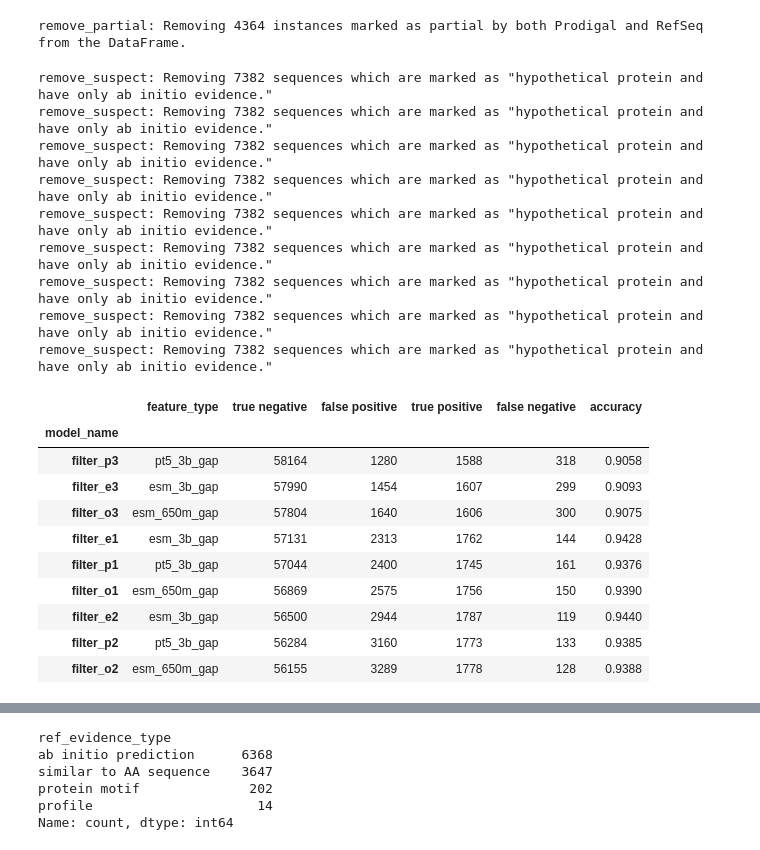
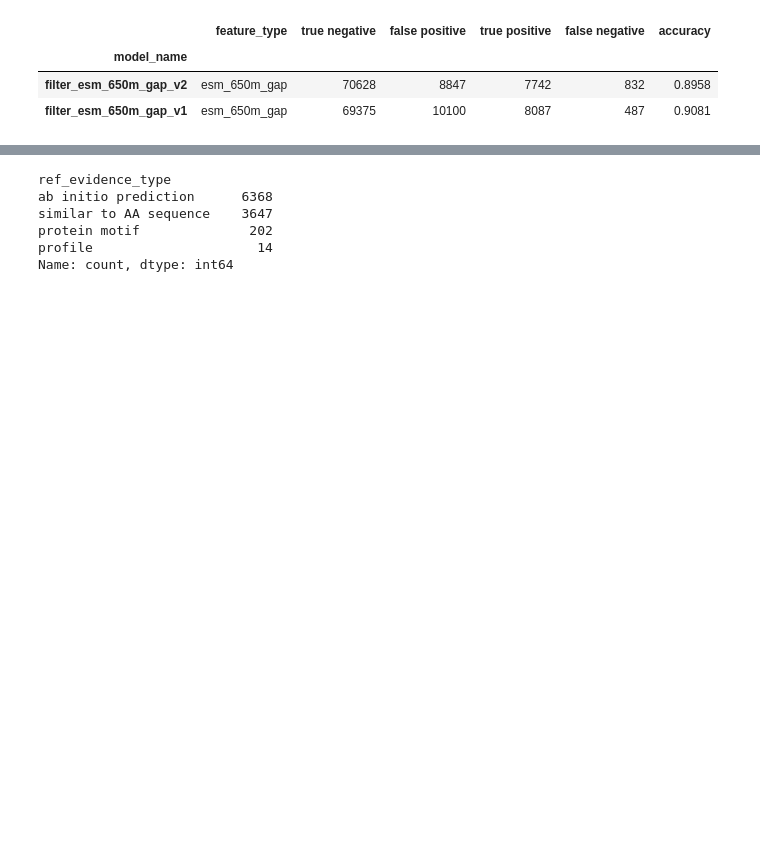
Before and after one commit to pipparichter/frugal, a Jupyter notebook: notebooks/filter.ipynb, the cells around one changed output, grey strips where cells are left out. Cells and saved outputs as stored; diff of their text form; code cells hidden in the pictures; blank space fills up the shorter version.

```diff
--- a/notebooks/filter.ipynb
+++ b/notebooks/filter.ipynb
@@ -68,61 +24,27 @@ def apply_patch_settings(ax:plt.Axes):
-# %%
-ref_out_df = load_ref_out()
-ref_out_df = remove_partial(ref_out_df)
-
-genome_metadata_df = load_genome_metadata()
-
-pred_out_df = load_pred_out('../data/predict.out/filter_dataset_test.predict.csv', model_name='filter_e1', ref_out_df=ref_out_df)
-# %% [output]
-remove_partial: Removing 4364 instances marked as partial by both Prodigal and RefSeq from the DataFrame.
+# %%
+# genome_metadata_df = load_genome_metadata()
+pred_out_df = load_pred_out('../data/predict.out/filter_dataset_test.predict.csv', model_name='filter_esm_650m_gap_v2')
+pred_out_df = pred_out_df.merge(pd.read_hdf('../data/filter_dataset_test.h5', key='metadata').drop(columns=['label']), left_index=True, right_index=True)
 # %%
-def table_1(ref_out_df:pd.DataFrame, path:str=None, remove_suspect:bool=True):
-
-    def get_model_info(model_name:str):
-        feature_types = {'e':'esm_3b_gap', 'p':'pt5_3b_gap', 'o':'esm_650m_gap'}
-        model_name = re.match('filter_([a-z])([0-9])', model_name)
-        info = {'model_name':model_name.group(0)}
-        info['feature_type'] = feature_types[model_name.group(1)]
-        if model_name.group(2) == 1:
-            info['balance_lengths'], info['remove_suspect'] = False, False
-        if model_name.group(2) == 2:
-            info['balance_lengths'], info['remove_suspect'] = False, True
-        if model_name.group(2) == 3:
-            info['balance_lengths'], info['remove_suspect'] = True, True
-        return info
+def table_1(path:str=None):
 
     model_names = [model_name.replace('.pkl', '') for model_name in os.listdir('../models/')]
     table_df = list()
 
     for model_name in model_names:
-        pred_out_df = load_pred_out('../data/predict.out/filter_dataset_test.predict.csv', model_name=model_name, ref_out_df=ref_out_df)
-        pred_out_df = src.remove_suspect(pred_out_df) if remove_suspect else pred_out_df
-        row = get_model_info(model_name)
+        pred_out_df = load_pred_out('../data/predict.out/filter_dataset_test.predict.csv', model_name=model_name)
+        row = dict()
+        row['feature type'] = re.search('(esm_650m_gap|pt5_3b_gap|esm_3b_gap)', model_name).group(1)
+        row['model name'] = model_name
         row.update(pred_out_df.confusion_matrix.value_counts().to_dict())
         row['accuracy'] = np.round(balanced_accuracy_score(pred_out_df.label, pred_out_df.model_label), 4)
         table_df.append(row)
 
     return pd.DataFrame(table_df).set_index('model_name')
 
-table_1(ref_out_df).sort_values('false positive')
-# I think I am going to move forward with the ESM 3 billion parameter model.
+table_1().sort_values('false positive')
 # %% [output]
-remove_suspect: Removing 7382 sequences which are marked as "hypothetical protein and have only ab initio evidence."
-remove_suspect: Removing 7382 sequences which are marked as "hypothetical protein and have only ab initio evidence."
-remove_suspect: Removing 7382 sequences which are marked as "hypothetical protein and have only ab initio evidence."
-remove_suspect: Removing 7382 sequences which are marked as "hypothetical protein and have only ab initio evidence."
-remove_suspect: Removing 7382 sequences which are marked as "hypothetical protein and have only ab initio evidence."
-remove_suspect: Removing 7382 sequences which are marked as "hypothetical protein and have only ab initio evidence."
-remove_suspect: Removing 7382 sequences which are marked as "hypothetical protein and have only ab initio evidence."
-remove_suspect: Removing 7382 sequences which are marked as "hypothetical protein and have only ab initio evidence."
-remove_suspect: Removing 7382 sequences which are marked as "hypothetical protein and have only ab initio evidence."
 |  | feature_type | true negative | false positive | true positive | false negative | accuracy |
 | model_name |  |  |  |  |  |  |
-| filter_p3 | pt5_3b_gap | 58164 | 1280 | 1588 | 318 | 0.9058 |
-| filter_e3 | esm_3b_gap | 57990 | 1454 | 1607 | 299 | 0.9093 |
-| filter_o3 | esm_650m_gap | 57804 | 1640 | 1606 | 300 | 0.9075 |
-| filter_e1 | esm_3b_gap | 57131 | 2313 | 1762 | 144 | 0.9428 |
-| filter_p1 | pt5_3b_gap | 57044 | 2400 | 1745 | 161 | 0.9376 |
-| filter_o1 | esm_650m_gap | 56869 | 2575 | 1756 | 150 | 0.9390 |
-| filter_e2 | esm_3b_gap | 56500 | 2944 | 1787 | 119 | 0.9440 |
-| filter_p2 | pt5_3b_gap | 56284 | 3160 | 1773 | 133 | 0.9385 |
-| filter_o2 | esm_650m_gap | 56155 | 3289 | 1778 | 128 | 0.9388 |
+| filter_esm_650m_gap_v2 | esm_650m_gap | 70628 | 8847 | 7742 | 832 | 0.8958 |
+| filter_esm_650m_gap_v1 | esm_650m_gap | 69375 | 10100 | 8087 | 487 | 0.9081 |
```
Also changed, not shown: parts of 19 cells of this notebook, 8 other files.
